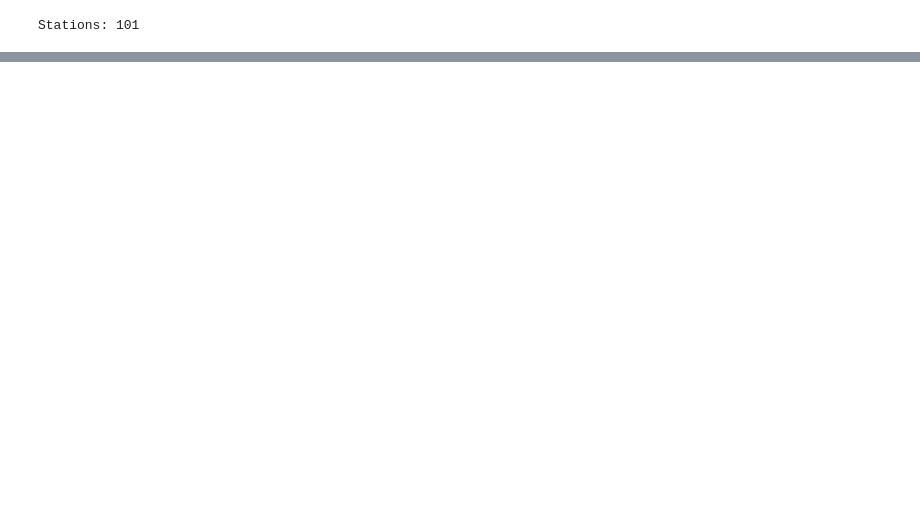
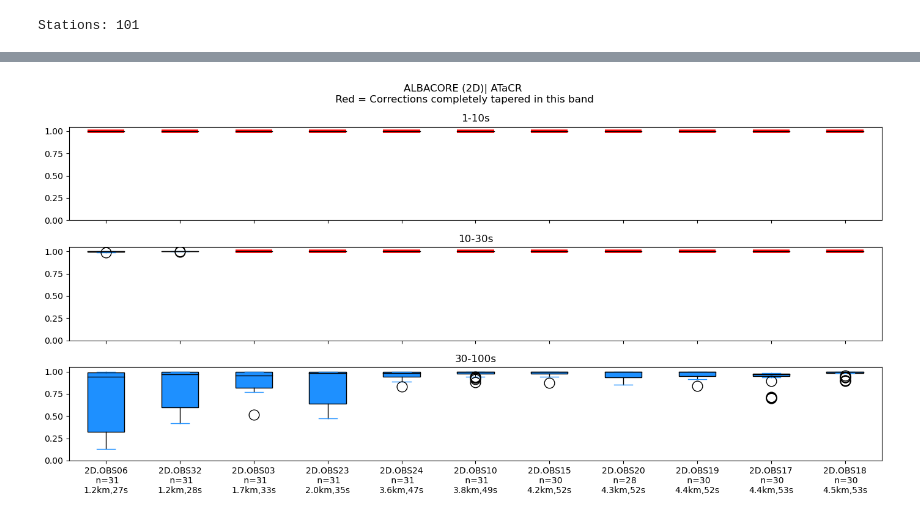
Before and after one commit to charleshoots/Discriminating_TransferFunctions_and_HarmonicPercussiveSeparation, a Jupyter notebook: Notebooks/Trace_w_Metrics_Routine copy 2.ipynb, the cells around one changed output, grey strips where cells are left out. Cells and saved outputs as stored; diff of their text form; code cells hidden in the pictures; blank space fills up the shorter version.

```diff
--- a/Notebooks/Trace_w_Metrics_Routine copy 2.ipynb
+++ b/Notebooks/Trace_w_Metrics_Routine copy 2.ipynb
@@ -182,0 +28,11 @@ for ni,n in enumerate(nets):
+# %%
+def write_pickle(file,var):
+    import pickle
+    with open(str(file), 'wb') as handle:
+        pickle.dump(var, handle, protocol=pickle.HIGHEST_PROTOCOL)
+    print('Saved to :' + str(file))
+def load_pickle(file):
+    import pickle
+    with open(file, 'rb') as handle:
+        b = pickle.load(handle)
+    return b
@@ -183,44 +58,83 @@ for ni,n in enumerate(nets):
 # %%
-fold = Path('/Users/charlesh/Documents/Codes/OBS_Methods/NOISE/ATACR_HPS_Comp/Packages/CompCode')
-coh_report = pd.read_pickle(str(fold / 'coh_report.pkl'))
+method = 'ATaCR'
+# method = 'HPS'
+
+reportfolder = Path('/Users/charlesh/Documents/Codes/OBS_Methods/NOISE/ATACR_HPS_Comp/_DataArchive/Analysis/NetworkCoherences')
 bands = ['1-10','10-30','30-100']
-b = bands[-1]
-band_hz = [1/int(a) for a in b.split('-')]
-band_hz
-f,coh = coh_report[sta.StaName]
-fband_coh = coh[(f<band_hz[0]) & (f>=band_hz[1])]
+cat = catalog.copy()
+nets = list(cat.Network.unique())
 for ni,n in enumerate(nets):
+    file = str(reportfolder / (n + '_' + method.lower() + '_coh.report.pkl'))
+    coh_report = load_pickle(file)
     # fig,axes = plt.subplots(nrows=3,ncols=1,squeeze=True,figsize=(30,7),sharey='all')
     icat = cat[cat.Network==n].copy()
     icat = icat.sort_values(by='Water_Depth_m',ascending=True)
-    if len(icat)>7:
-        fig,axes = plt.subplots(nrows=3,ncols=1,squeeze=True,figsize=(20,7),sharey='all')
+    if len(icat)>11:
+        fig,axes = plt.subplots(nrows=3,ncols=1,squeeze=True,figsize=(23,7),sharey='all')
     else:
         fig,axes = plt.subplots(nrows=3,ncols=1,squeeze=True,figsize=(14,7),sharey='all')
     depth =[int(s.Water_Depth_m) for s in icat.iloc]
     fn = [round(100/fnotch(s.Water_Depth_m))/100 for s in icat.iloc]
     stanm = [s.StaName for s in icat.iloc]
-    labels = [s + '\n[' + str(round(10*(d/1000))/10) + 'km] \n' + str(int(notch*10)/10) + 's' for s,d,notch in zip(stanm,depth,fn)]
-    fig.suptitle(icat.iloc[0].Experiment + ' (' + n + ')',y=0.98)
+    m = method.replace('HPS','Noisecut')
+    fig.suptitle(icat.iloc[0].Experiment + ' (' + n + ')' + '| '+m+'' + '\n Red = Corrections completely tapered in this band' ,y=0.98)
+    print('['+str(ni+1)+'/'+str(len(nets))+']')
+    labels = [s +',n=' + '\n[' + str(round(10*(d/1000))/10) + 'km] \nNotch:' + str(int(notch*10)/10) + 's' for s,d,notch in zip(stanm,depth,fn)]
     for axi,(ax,b )in enumerate(zip(axes,bands)):
         yy = []
+        fnotch_n = 0
+        outside_band = []
         for si,sta in enumerate(icat.iloc):
+                notch = round(100/fnotch(sta.Water_Depth_m))/100
+                # print('['+str(ni+1)+'/'+str(len(nets))+']'+'['+str(si+1)+'/'+str(len(icat))+']')
                 band_hz = [1/int(a) for a in b.split('-')]
-                f,coh = coh_report[sta.StaName]
-                ind = (f<band_hz[0]) & (f>=band_hz[1]) & (f<fnotch(sta.Water_Depth_m))
-                fband_coh = np.mean(abs(coh_report[sta.StaName][0][1])[:,ind],axis=1)
+                f = coh_report['f']
+                coh = coh_report[sta.StaName]
+                ind = (f<band_hz[0]) & (f>=band_hz[1]) #& (f<fnotch(sta.Water_Depth_m))
+                if len(np.where(f[ind] < fnotch(sta.Water_Depth_m))[0])==0:
+                    fnotch_n+=1
+                    outside_band.append(si)
+                    coh = coh*0+1
+                    # continue
+                fband_coh = np.mean(abs(coh)[:,ind],axis=1)
                 # fband_coh = np.mean(abs(coh_report[sta.StaName][1])[:,ind],axis=0)
-
                 # xxxxxfband_coh = abs(coh[(f<band_hz[0]) & (f>=band_hz[1])  & (f<fnotch(sta.Water_Depth_m))])
                 yy.append(fband_coh)
+                nev = coh.shape[0]
+                labels[si] = sta.StaName +'\n n='+str(nev)+'\n' + str(round(10*(int(sta.Water_Depth_m)/1000))/10) + 'km,' + str(int(int(notch*10)/10)) + 's'
+        # flierprops = dict(markerfacecolor=color,markeredgecolor=color)
         ax.set_title(b + 's')
         if axi==2:
-            ax.boxplot(yy,patch_artist=True,labels=labels)
+            bplot = ax.boxplot(yy,patch_artist=True,labels=labels)
         else:
-             ax.boxplot(yy,patch_artist=True,labels=None)
+             bplot = ax.boxplot(yy,patch_artist=True,labels=None)
              ax.set_xticklabels([])
+        for ii,patch in enumerate(bplot['boxes']):
+            if ii in outside_band:
+                color='red'
+                patch.set_edgecolor(color)
+                patch.set_linewidth(4)
+            else:
+                color='dodgerblue'
+            patch.set_facecolor(color)
+            bplot['caps'][2*ii]._color = color
+            bplot['caps'][2*ii+1]._color = color
+            bplot['fliers'][ii]._color = color
+            bplot['fliers'][ii]._markersize = 12
+            if ii not in outside_band:
+                bplot['fliers'][ii]._markeredgecolor = 'k'
+                bplot['fliers'][ii]._markersize = 12
+            else:
+                bplot['fliers'][ii]._markeredgecolor = color
+                bplot['fliers'][ii]._markerfacecolor = color
+                bplot['whiskers'][2*ii]._color = color
+                bplot['whiskers'][2*ii+1]._color = color
+            bplot['medians'][ii]._color = 'k'
         ax.set_ylim(0,1.05)
     plt.tight_layout()
-    figfold = Path('/Users/charlesh/Documents/Codes/OBS_Methods/NOISE/ATACR_HPS_Comp/RunningNotebooks/znb_images')
-    figfile = figfold / (icat.iloc[0].Experiment + '.' + n + '.png')
+    figfold = Path('/Users/charlesh/Documents/Codes/OBS_Methods/NOISE/ATACR_HPS_Comp/RunningNotebooks/znb_images/coh_reports')
+    figfold.mkdir(parents=True,exist_ok=True)
+    figfile = figfold / (icat.iloc[0].Experiment + '.' + n + '.' + method.lower() + '.png')
     save_tight(figfile,dpi = 600)
+    # jlk = jkl
+# %% [output]
@@ -226,0 +153 @@ for ni,n in enumerate(nets):
+[figure, added]
```
Also changed, not shown: parts of 11 cells of this notebook, 42 other files.
